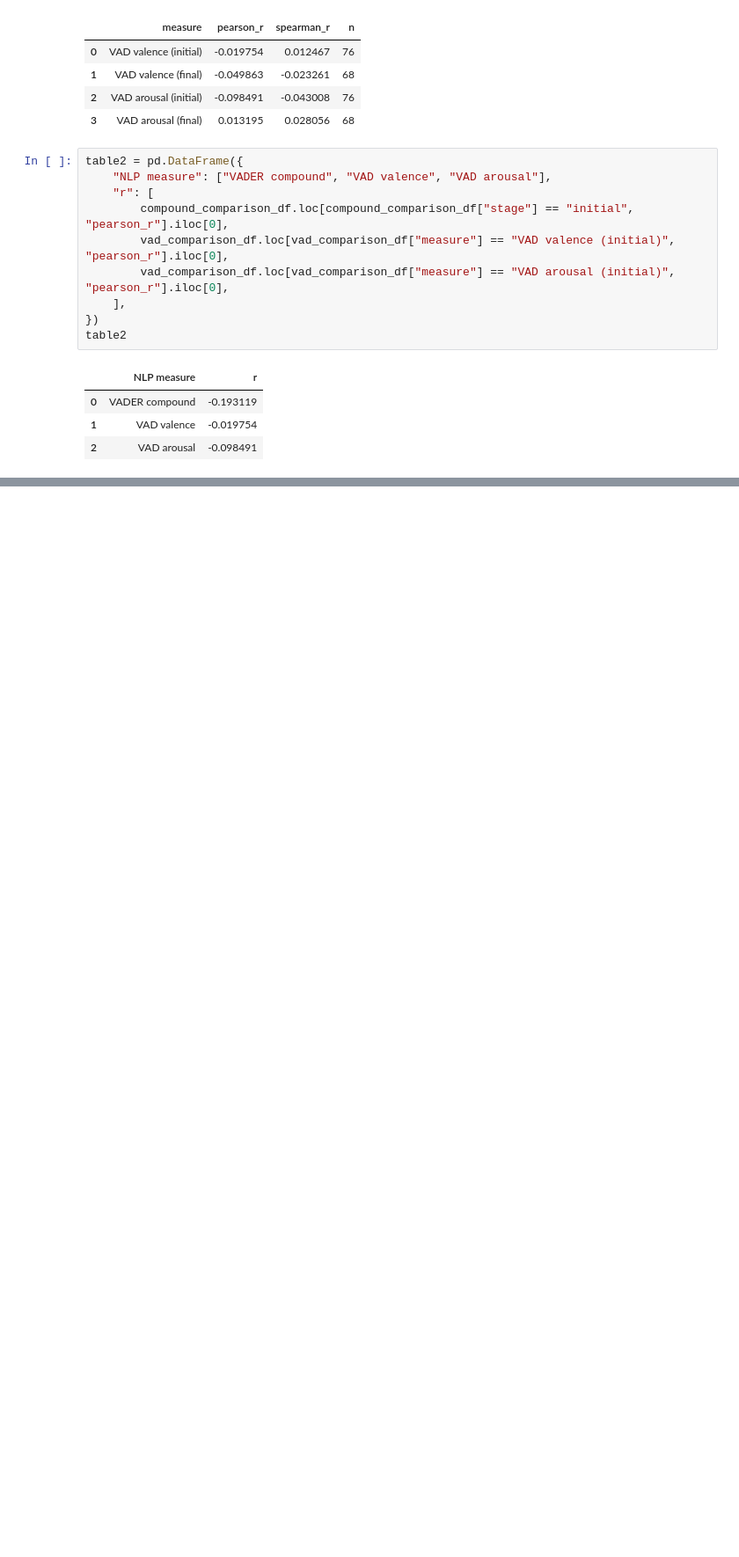
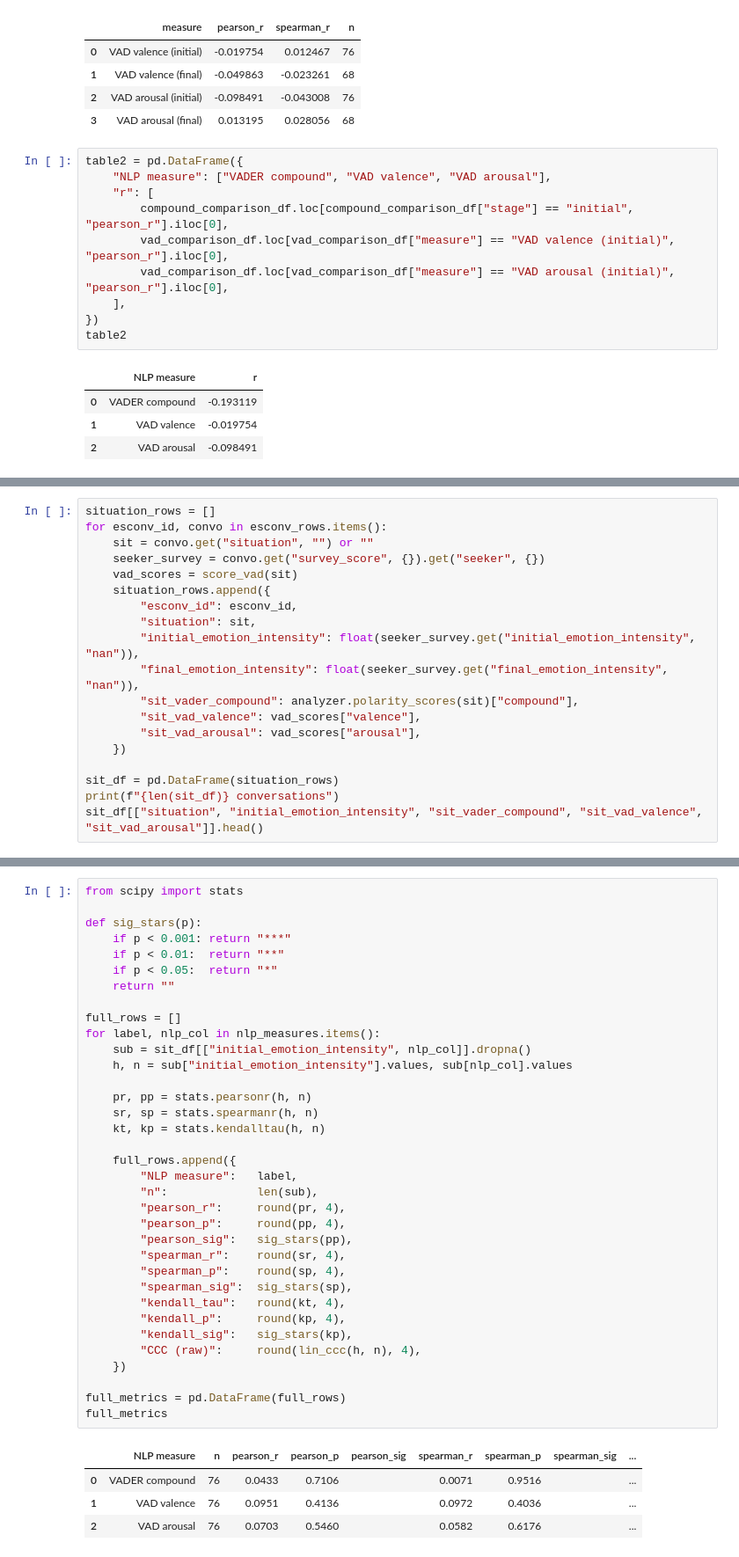
Before and after one commit to cbt-llm/cbt-llm, a Jupyter notebook: vader_validation/esconv_processing.ipynb, the cells around one changed output, grey strips where cells are left out. Shown at 88% size. Saved outputs shown, nothing was run; the diff lists cells and outputs as text; blank space fills up the shorter version.

```diff
--- a/vader_validation/esconv_processing.ipynb
+++ b/vader_validation/esconv_processing.ipynb
@@ -567,0 +576,19 @@ table2
+# %%
+situation_rows = []
+for esconv_id, convo in esconv_rows.items():
+    sit = convo.get("situation", "") or ""
+    seeker_survey = convo.get("survey_score", {}).get("seeker", {})
+    vad_scores = score_vad(sit)
+    situation_rows.append({
+        "esconv_id": esconv_id,
+        "situation": sit,
+        "initial_emotion_intensity": float(seeker_survey.get("initial_emotion_intensity", "nan")),
+        "final_emotion_intensity": float(seeker_survey.get("final_emotion_intensity", "nan")),
+        "sit_vader_compound": analyzer.polarity_scores(sit)["compound"],
+        "sit_vad_valence": vad_scores["valence"],
+        "sit_vad_arousal": vad_scores["arousal"],
+    })
+
+sit_df = pd.DataFrame(situation_rows)
+print(f"{len(sit_df)} conversations")
+sit_df[["situation", "initial_emotion_intensity", "sit_vader_compound", "sit_vad_valence", "sit_vad_arousal"]].head()
@@ -567,0 +685,40 @@ table2
+# %%
+from scipy import stats
+
+def sig_stars(p):
+    if p < 0.001: return "***"
+    if p < 0.01:  return "**"
+    if p < 0.05:  return "*"
+    return ""
+
+full_rows = []
+for label, nlp_col in nlp_measures.items():
+    sub = sit_df[["initial_emotion_intensity", nlp_col]].dropna()
+    h, n = sub["initial_emotion_intensity"].values, sub[nlp_col].values
+
+    pr, pp = stats.pearsonr(h, n)
+    sr, sp = stats.spearmanr(h, n)
+    kt, kp = stats.kendalltau(h, n)
+
+    full_rows.append({
+        "NLP measure":   label,
+        "n":             len(sub),
+        "pearson_r":     round(pr, 4),
+        "pearson_p":     round(pp, 4),
+        "pearson_sig":   sig_stars(pp),
+        "spearman_r":    round(sr, 4),
+        "spearman_p":    round(sp, 4),
+        "spearman_sig":  sig_stars(sp),
+        "kendall_tau":   round(kt, 4),
+        "kendall_p":     round(kp, 4),
+        "kendall_sig":   sig_stars(kp),
+        "CCC (raw)":     round(lin_ccc(h, n), 4),
+    })
+
+full_metrics = pd.DataFrame(full_rows)
+full_metrics
+# %% [output]
+|  | NLP measure | n | pearson_r | pearson_p | pearson_sig | spearman_r | spearman_p | spearman_sig | ... |
+| 0 | VADER compound | 76 | 0.0433 | 0.7106 |  | 0.0071 | 0.9516 |  | ... |
+| 1 | VAD valence | 76 | 0.0951 | 0.4136 |  | 0.0972 | 0.4036 |  | ... |
+| 2 | VAD arousal | 76 | 0.0703 | 0.5460 |  | 0.0582 | 0.6176 |  | ... |
```
Also changed, not shown: parts of 8 cells of this notebook.
